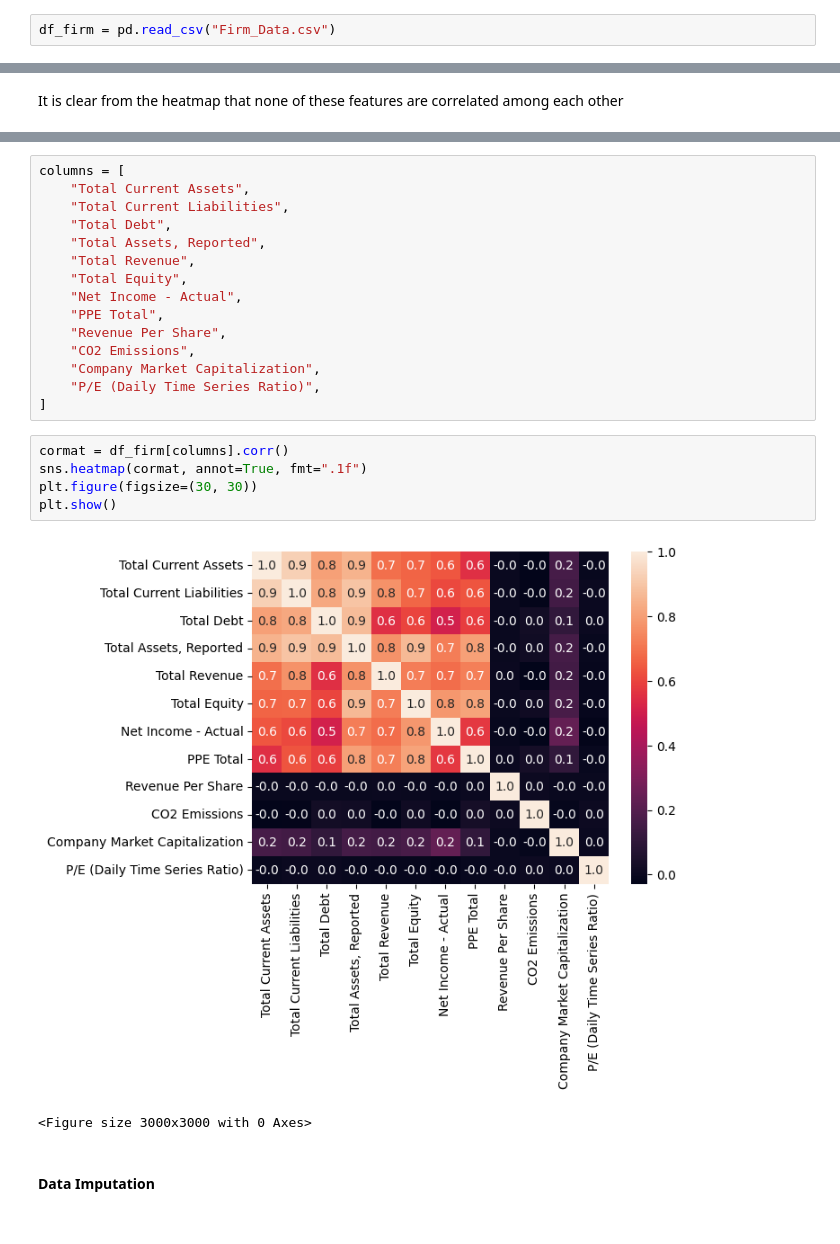
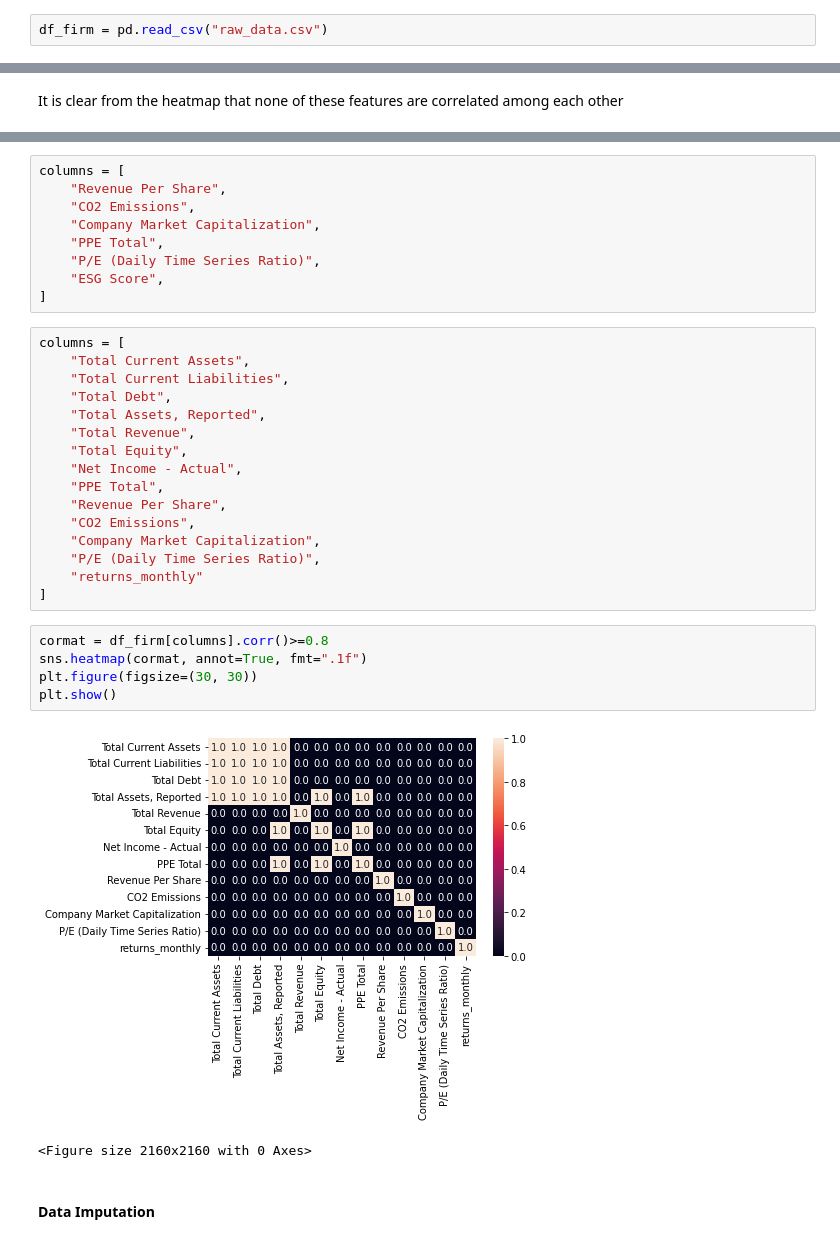
Before and after one commit to sprabhu4/SP_ESG_Pred, a Jupyter notebook: Code.ipynb, the cells around one changed output, grey strips where cells are left out. Drawn from its saved outputs; the diff is of its cells as text.

```diff
--- a/Code.ipynb
+++ b/Code.ipynb
@@ -70,5 +71,5 @@ import seaborn as sns
 # %%
-df_firm = pd.read_csv("Firm_Data.csv")
+df_firm = pd.read_csv("raw_data.csv")
 # %%
 df_firm.head()
 # %% [output]
@@ -261,3 +272,12 @@ plt.show()
+# %%
+columns = [
+    "Revenue Per Share",
+    "CO2 Emissions",
+    "Company Market Capitalization",
+    "PPE Total",
+    "P/E (Daily Time Series Ratio)",
+    "ESG Score",
+]
 # %%
 columns = [
     "Total Current Assets",
@@ -272,15 +292,16 @@ columns = [
     "CO2 Emissions",
     "Company Market Capitalization",
     "P/E (Daily Time Series Ratio)",
+    "returns_monthly"
 ]
 # %%
-cormat = df_firm[columns].corr()
+cormat = df_firm[columns].corr()>=0.8
 sns.heatmap(cormat, annot=True, fmt=".1f")
 plt.figure(figsize=(30, 30))
 plt.show()
 # %% [output]
-[figure, old version]
+[figure, new version]
-<Figure size 3000x3000 with 0 Axes>
+<Figure size 2160x2160 with 0 Axes>
 # %% [markdown]
 #### Data Imputation
 # %%
```
Also changed, not shown: parts of 30 cells of this notebook, 1 other file.
